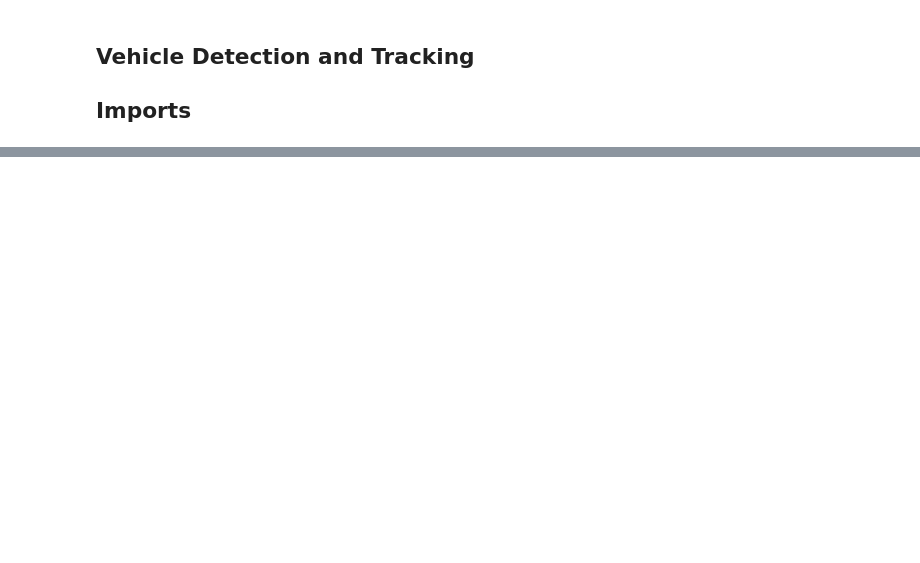
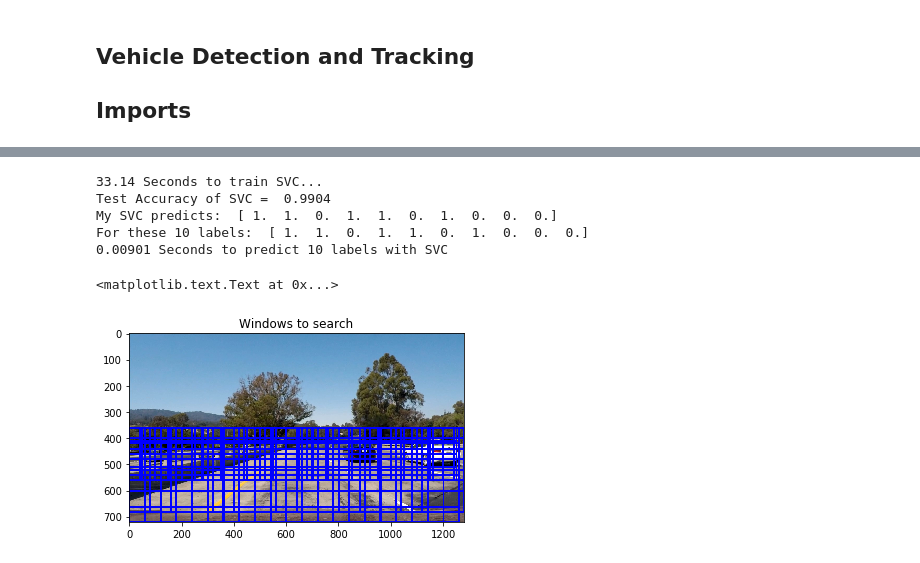
Before and after one commit to baninho/CarND-P5, a Jupyter notebook: P5.ipynb, the cells around one changed output, grey strips where cells are left out. Saved outputs shown, nothing was run; the diff lists cells and outputs as text; code cells hidden in the pictures; blank space fills up the shorter version.

```diff
--- a/P5.ipynb
+++ b/P5.ipynb
@@ -68,6 +68,9 @@ def extract_features(imgs, color_space='RGB', spatial_size=(32, 32),
                 feature_image = cv2.cvtColor(image, cv2.COLOR_RGB2YCrCb)
         else: feature_image = np.copy(image)
 
+        # normalize image
+        feature_image = feature_image.astype(np.float32)/np.amax(feature_image)
+
         if spatial_feat == True:
             spatial_features = bin_spatial(feature_image, size=spatial_size)
             file_features.append(spatial_features)
@@ -165,20 +168,20 @@ some non-car image path
 # %%
 # Define HOG parameters
-orient = 12
+orient = 9
 pix_per_cell = 8
 cell_per_block = 2
 hog_channel = 'ALL'
 
 # feature extract params
-color_space = 'HLS'
+color_space = 'YCrCb'
 
-spatial_size = (16, 16) # Spatial binning dimensions
-hist_bins = 8    # Number of histogram bins
+spatial_size = (32, 32) # Spatial binning dimensions
+hist_bins = 32    # Number of histogram bins
 spatial_feat = True # Spatial features on or off
-hist_feat = False # Histogram features on or off
+hist_feat = True # Histogram features on or off
 hog_feat = True # HOG features on or off
 
-bGrid = False
+bGrid = False # GridSearch for Classifier
 # %%
 # Generate a random index to look at a car image
 ind = random.randrange(len(cars))
@@ -425,19 +433,31 @@ print('My SVC predicts: ', clf.predict(X_test[0:n_predict]))
 print('For these',n_predict, 'labels: ', y_test[0:n_predict])
 t2 = time.time()
 print(round(t2-t, 5), 'Seconds to predict', n_predict,'labels with SVC')
+# %% [output]
+33.14 Seconds to train SVC...
+Test Accuracy of SVC =  0.9904
+My SVC predicts:  [ 1.  1.  0.  1.  1.  0.  1.  0.  0.  0.]
+For these 10 labels:  [ 1.  1.  0.  1.  1.  0.  1.  0.  0.  0.]
+0.00901 Seconds to predict 10 labels with SVC
 # %%
+# show what the windows are going to look like
+# this doesn't use the classifier so I'm not going to normalize
+
 img = cv2.imread('./test_images/test1.jpg')[:,:,::-1]
 
-w_sizes = [(128, 128), (192, 192), (256, 256), (320, 320)]
+w_sizes = [(81, 81), (101, 101), (121, 121), (161, 161)]
 y_start_stops = np.array([[img.shape[0]*0.5, img.shape[0]*0.8], [img.shape[0]*0.5, img.shape[0]*0.8],
                          [img.shape[0]*0.5, img.shape[0]], [img.shape[0]*0.5, img.shape[0]]], dtype='int32')
 
 window_img = np.copy(img)
 windows = [slide_window(img, x_start_stop=[None, None], y_start_stop=y,
                         xy_window=w, xy_overlap=(0.5, 0.5)) for y, w in zip(y_start_stops, w_sizes)]
 
 for w in windows:
     window_img = draw_boxes(window_img, w, color=(0, 0, 255), thick=6)
 
 plt.imshow(window_img)
 plt.title('Windows to search')
+# %% [output]
+<matplotlib.text.Text at 0x...>
+[figure, added]
```
Also changed, not shown: parts of 6 cells of this notebook.
